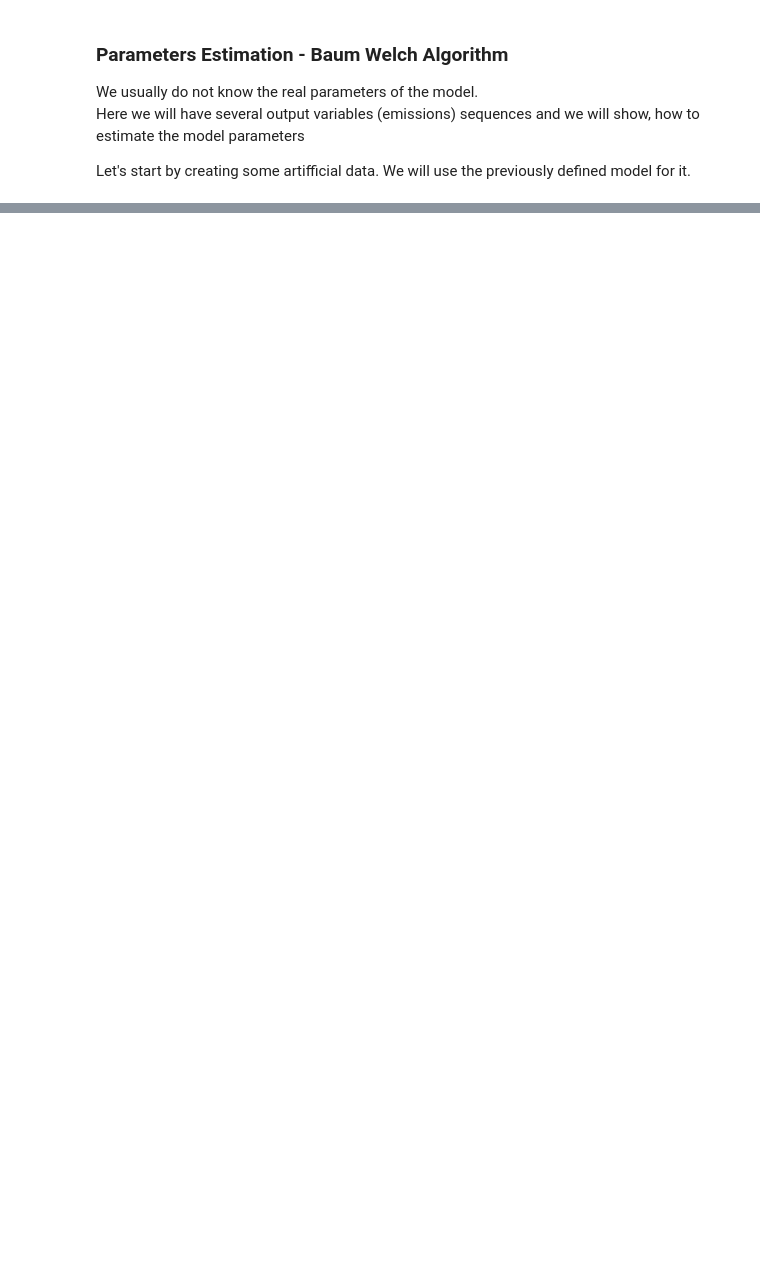
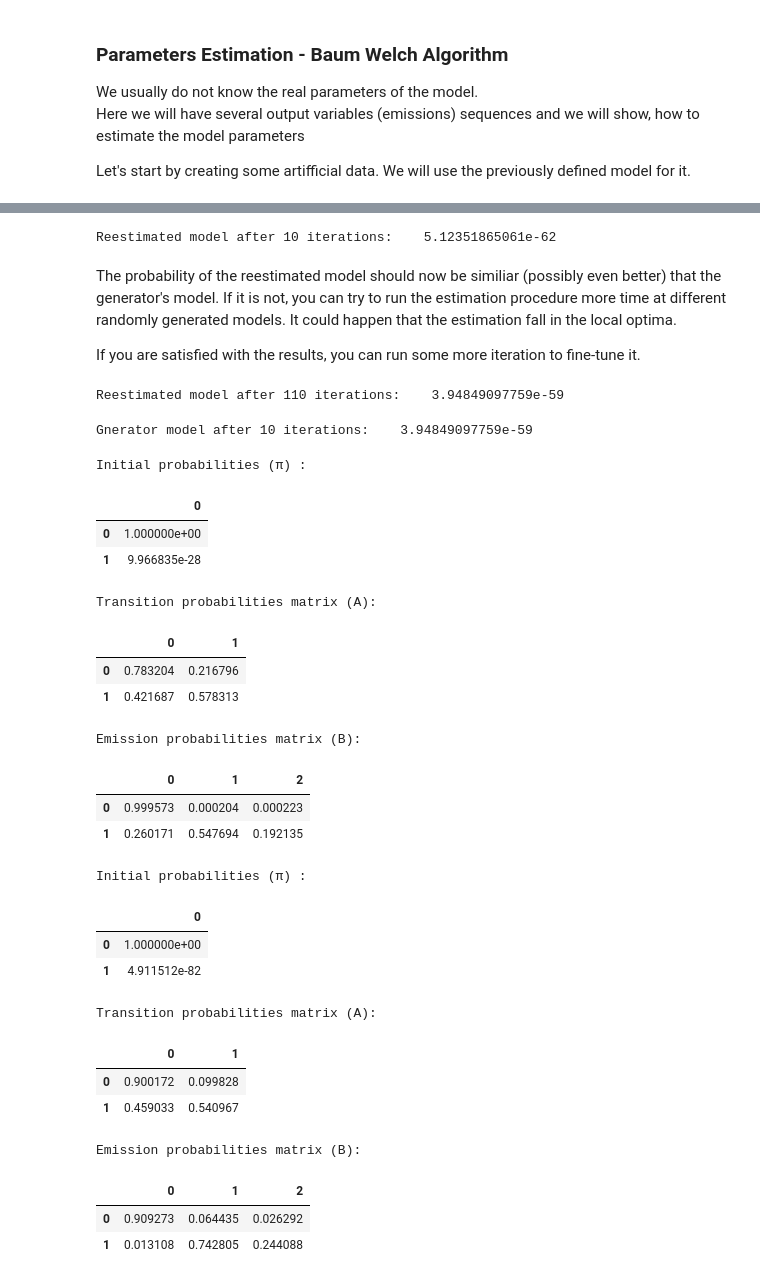
Before and after one commit to lopatovsky/HMMs, a Jupyter notebook: CT-HMM.ipynb, the cells around one changed output, grey strips where cells are left out. Drawn from its saved outputs; the diff is of its cells as text; code cells hidden in the pictures; blank space fills up the shorter version.

Commit message:
Write tutorial till Baum-Welch - uncomplete

```diff
--- a/CT-HMM.ipynb
+++ b/CT-HMM.ipynb
@@ -107,0 +116,48 @@ print( hmm.esti)
+# %%
+hmm_r.baum_welch( data, 10 )
+print( "Reestimated model after 10 iterations:   " ,np.exp( hmm_r.data_estimate(data) ) )
+#TODO prove that the warning doesn't matter
+# %% [output]
+Reestimated model after 10 iterations:    5.12351865061e-62
+# %% [markdown]
+The probability of the reestimated model should now be similiar (possibly even better) that the generator's model. If it is not, you can try to run the estimation procedure more time at different randomly generated models. It could happen that the estimation fall in the local optima.
+
+If you are satisfied with the results, you can run some more iteration to fine-tune it.
+# %%
+hmm_r.baum_welch( data, 100 )
+print( "Reestimated model after 110 iterations:   " ,np.exp( hmm_r.data_estimate(data) ) )
+# %% [output]
+Reestimated model after 110 iterations:    3.94849097759e-59
+# %%
+hmm.baum_welch( data, 10 )
+print( "Gnerator model after 10 iterations:   " ,np.exp( hmm_r.data_estimate(data) ) )
+# %% [output]
+Gnerator model after 10 iterations:    3.94849097759e-59
+# %%
+cthmm.print_parameters( hmm_r )
+cthmm.print_parameters( hmm )
+# %% [output]
+Initial probabilities (π) :
+|  | 0 |
+| 0 | 1.000000e+00 |
+| 1 | 9.966835e-28 |
+Transition probabilities matrix (A):
+|  | 0 | 1 |
+| 0 | 0.783204 | 0.216796 |
+| 1 | 0.421687 | 0.578313 |
+Emission probabilities matrix (B):
+|  | 0 | 1 | 2 |
+| 0 | 0.999573 | 0.000204 | 0.000223 |
+| 1 | 0.260171 | 0.547694 | 0.192135 |
+Initial probabilities (π) :
+|  | 0 |
+| 0 | 1.000000e+00 |
+| 1 | 4.911512e-82 |
+Transition probabilities matrix (A):
+|  | 0 | 1 |
+| 0 | 0.900172 | 0.099828 |
+| 1 | 0.459033 | 0.540967 |
+Emission probabilities matrix (B):
+|  | 0 | 1 | 2 |
+| 0 | 0.909273 | 0.064435 | 0.026292 |
+| 1 | 0.013108 | 0.742805 | 0.244088 |
```
Also changed, not shown: parts of 10 cells of this notebook, 1 other file.
